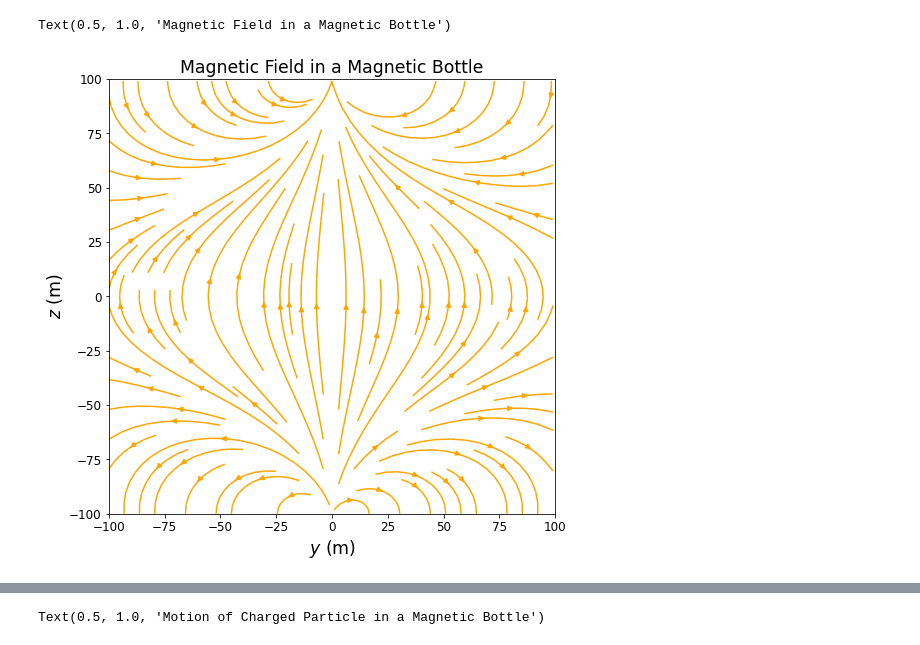
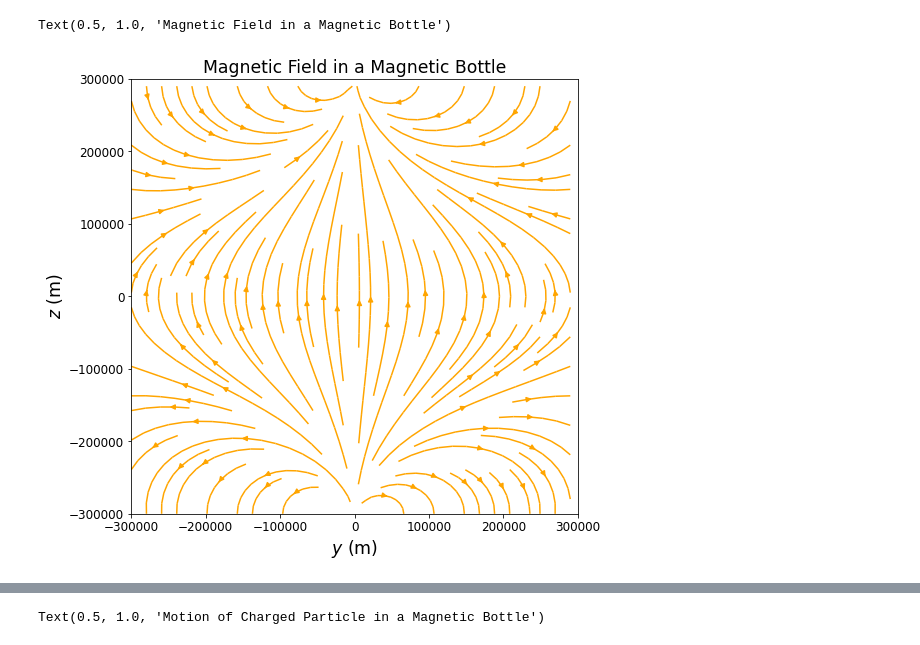
Before and after one commit to Bolu-Feng/PHYS549, a Jupyter notebook: Untitled0.ipynb, the cells around one changed output, grey strips where cells are left out. Drawn from its saved outputs; the diff is of its cells as text; code cells hidden in the pictures.

```diff
--- a/Untitled0.ipynb
+++ b/Untitled0.ipynb
@@ -15,9 +15,12 @@ import matplotlib.pyplot as plt
 # %%
 # constants
 mu_0 = np.pi * 4.0 * pow(10, -7) # permeability of free space [kg*m*s^-2*A^-2]
+eps_0 = 8.854187817e-12
 q_p = 1.602176634e-19         # proton charge [coulombs]
 m_p = 1.6726219236951e-27          # proton mass [kg]
+m_e = 9.1093837e-31
 #q_p = 1.6022e-19         # proton charge [coulombs]
 #m_p = 1.6726e-27          # proton mass [kg]
-mu = 100000.0 * np.array([0.0, 0.0, 1.0]) # set magnetic moment to point in z direction
+mu = 10000000.0 * np.array([0.0, 0.0, 1.0]) # set magnetic moment to point in z direction
+N = 100
 # %%
@@ -43,21 +79,22 @@ def bot_field(x,y,z,t):
 # %%
-y = np.arange(-100.0, 100.0, 1.0) # create a grid of points from y = -10 to 10
-z = np.arange(-100.0, 100.0, 1.0) # create a grid of points from z = -10 to 10
+y = np.arange(-3e5, 3e5, 1e4) # create a grid of points from y = -10 to 10
+z = np.arange(-3e5, 3e5, 1e4) # create a grid of points from z = -10 to 10
 Y, Z = np.meshgrid(y,z)        # create a rectangular grid out of y and z
 len_i, len_j = np.shape(Y)       # define dimensions, for use in iteration
-Bf = np.zeros((len_i,len_j,3))   # initialize all points with zero magnetic field
+Bf = np.zeros((len_i,len_j,3))
+Ef = np.zeros((len_i,len_j,3))   # initialize all points with zero magnetic field
 # %%
 for i in range(0, len_i):
     for j in range(0, len_j):
-        Bf[i,j] = bot_field(0.0, Y[i,j], Z[i,j],0)
+        Bf[i,j], Ef[i,j] = bot_field(0.0, Y[i,j], Z[i,j], 0, 0, 0)
 
 plt.streamplot(Y,Z, Bf[:,:,1], Bf[:,:,2], color='orange') # plot the magnetic field
-plt.xlim(-100.0,100.0)
-plt.ylim(-100.0,100.0)
+plt.xlim(-3e5,3e5)
+plt.ylim(-3e5,3e5)
 plt.xlabel("$y$ (m)")
 plt.ylabel("$z$ (m)")
 plt.title("Magnetic Field in a Magnetic Bottle")
 # %% [output]
 Text(0.5, 1.0, 'Magnetic Field in a Magnetic Bottle')
-[figure, old version]
+[figure, new version]
 # %%
```
Also changed, not shown: parts of 7 cells of this notebook.
